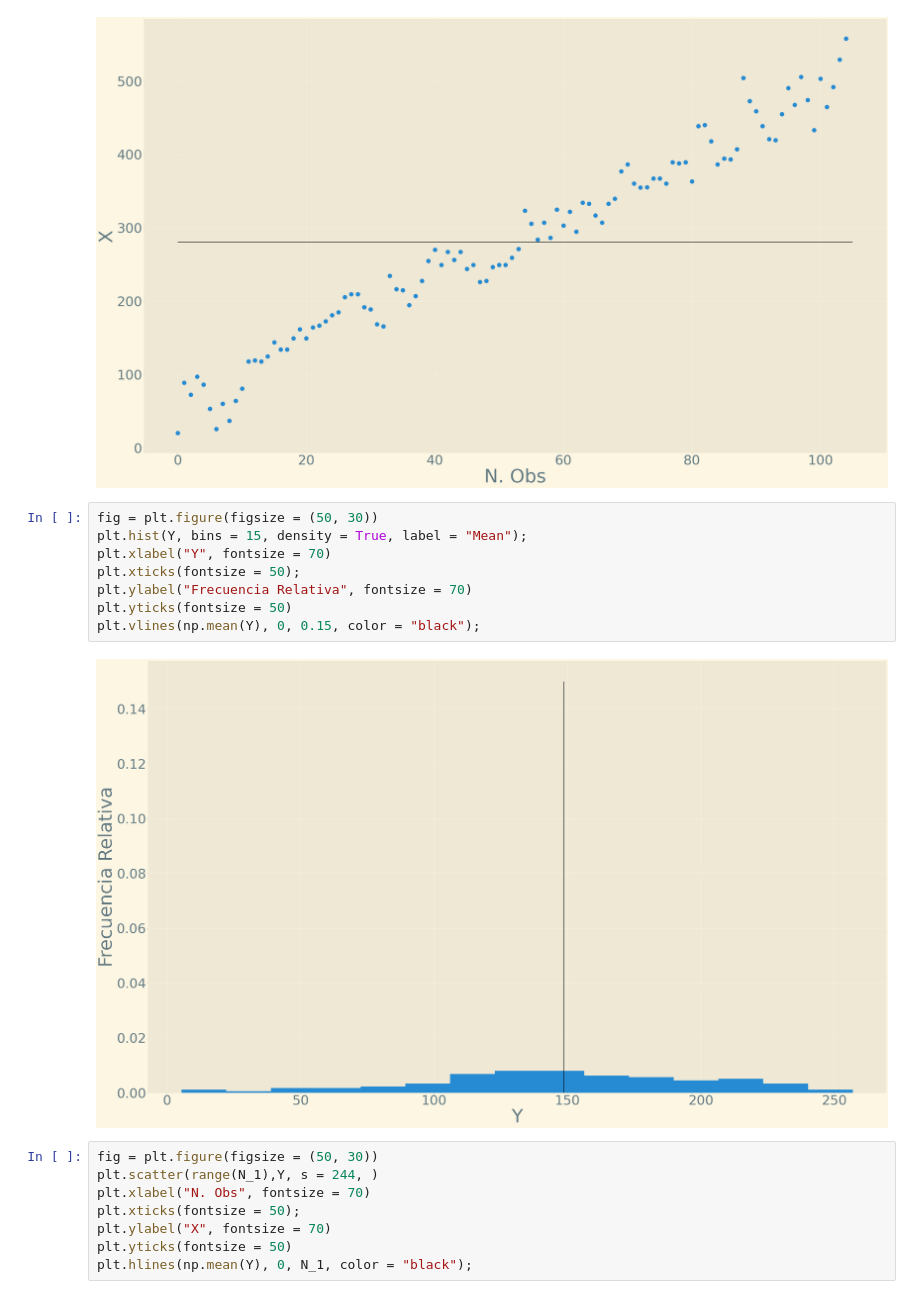
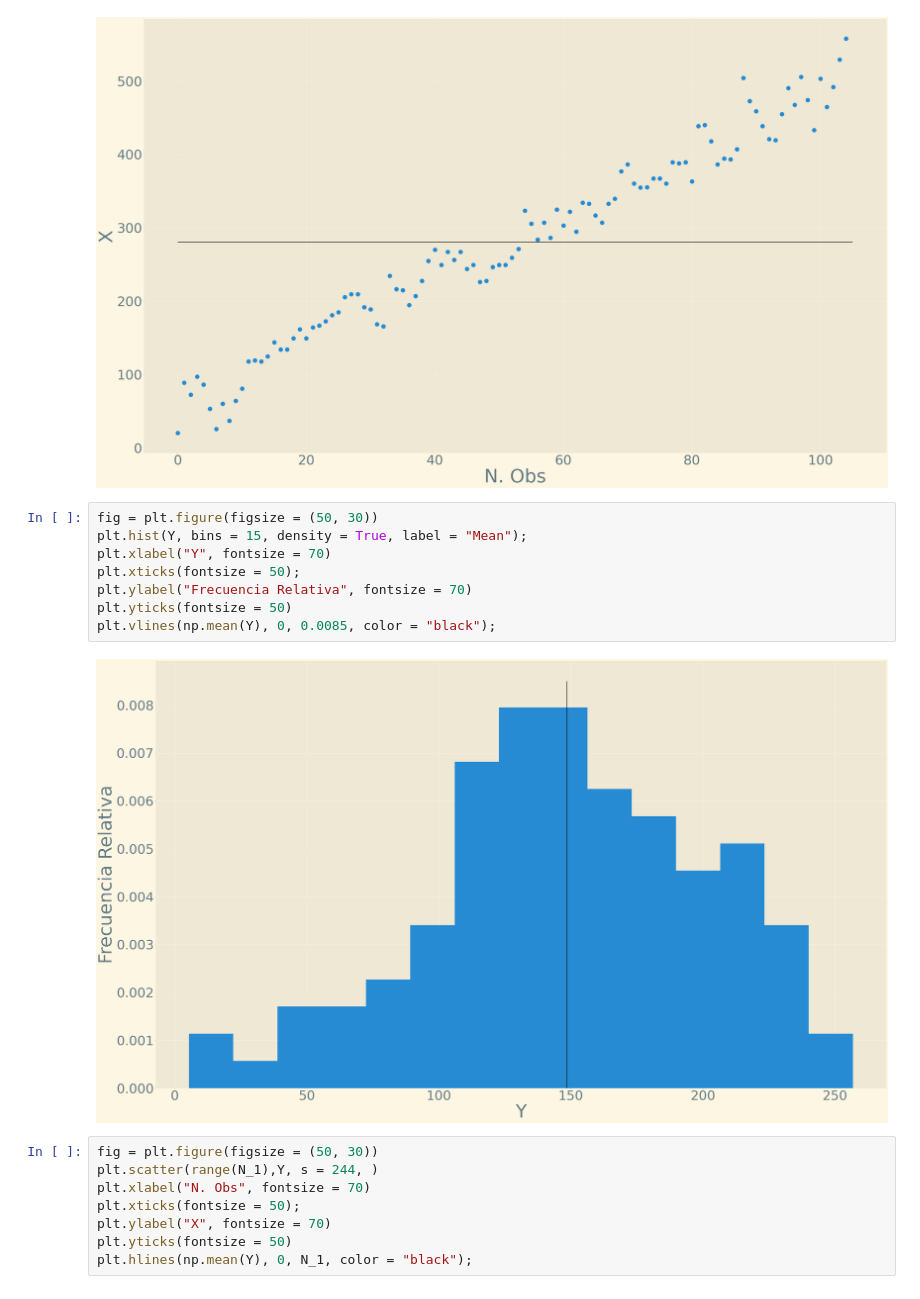
Before and after one commit to arturoTellez/Deteccion_anomalias_homework, a Jupyter notebook: prueba_grubbs_wald/prueba_grubbs_wald.ipynb, the cells around one changed output. Drawn from its saved outputs; the diff is of its cells as text.

```diff
--- a/prueba_grubbs_wald/prueba_grubbs_wald.ipynb
+++ b/prueba_grubbs_wald/prueba_grubbs_wald.ipynb
@@ -80,13 +80,13 @@ plt.hlines(np.mean(X), 0, N_1, color = "black");
 # %%
 fig = plt.figure(figsize = (50, 30))
 plt.hist(Y, bins = 15, density = True, label = "Mean");
 plt.xlabel("Y", fontsize = 70)
 plt.xticks(fontsize = 50);
 plt.ylabel("Frecuencia Relativa", fontsize = 70)
 plt.yticks(fontsize = 50)
-plt.vlines(np.mean(Y), 0, 0.15, color = "black");
+plt.vlines(np.mean(Y), 0, 0.0085, color = "black");
 # %% [output]
-[figure, old version]
+[figure, new version]
 # %%
 fig = plt.figure(figsize = (50, 30))
 plt.scatter(range(N_1),Y, s = 244, )
```
Also changed, not shown: parts of 8 cells of this notebook, 1 other file.
